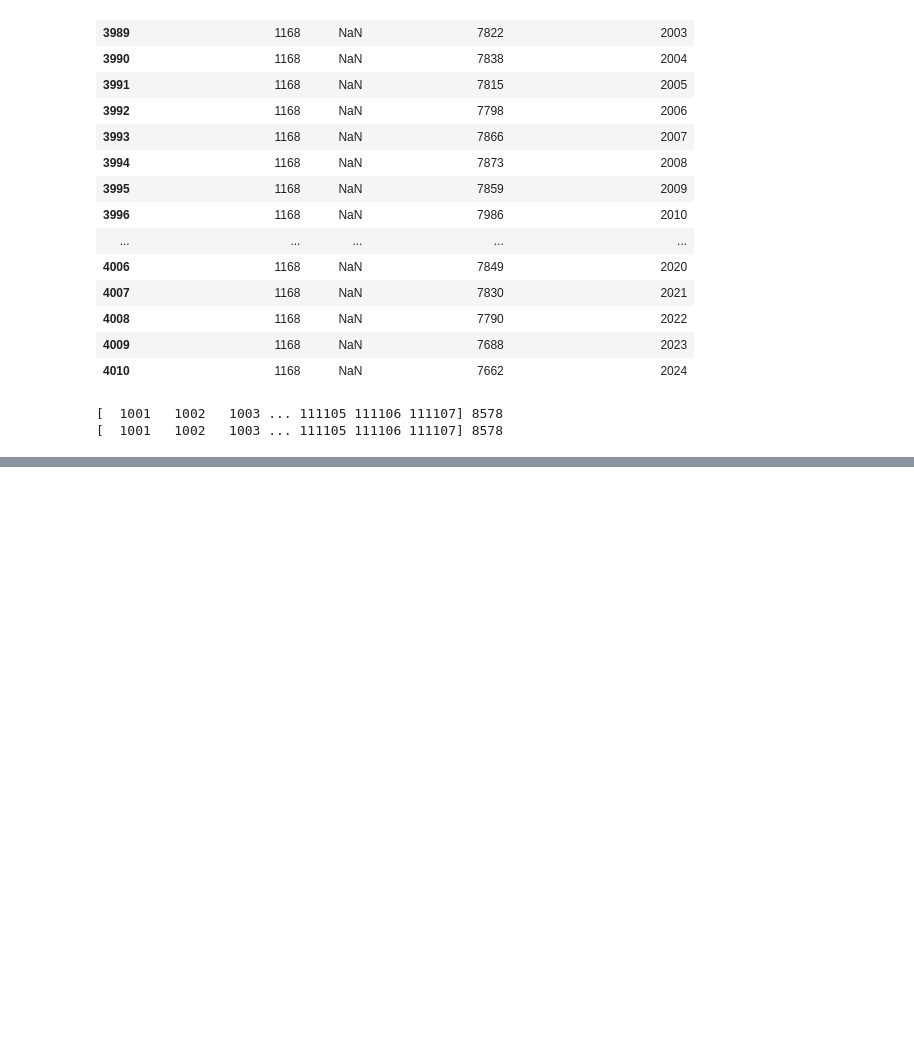
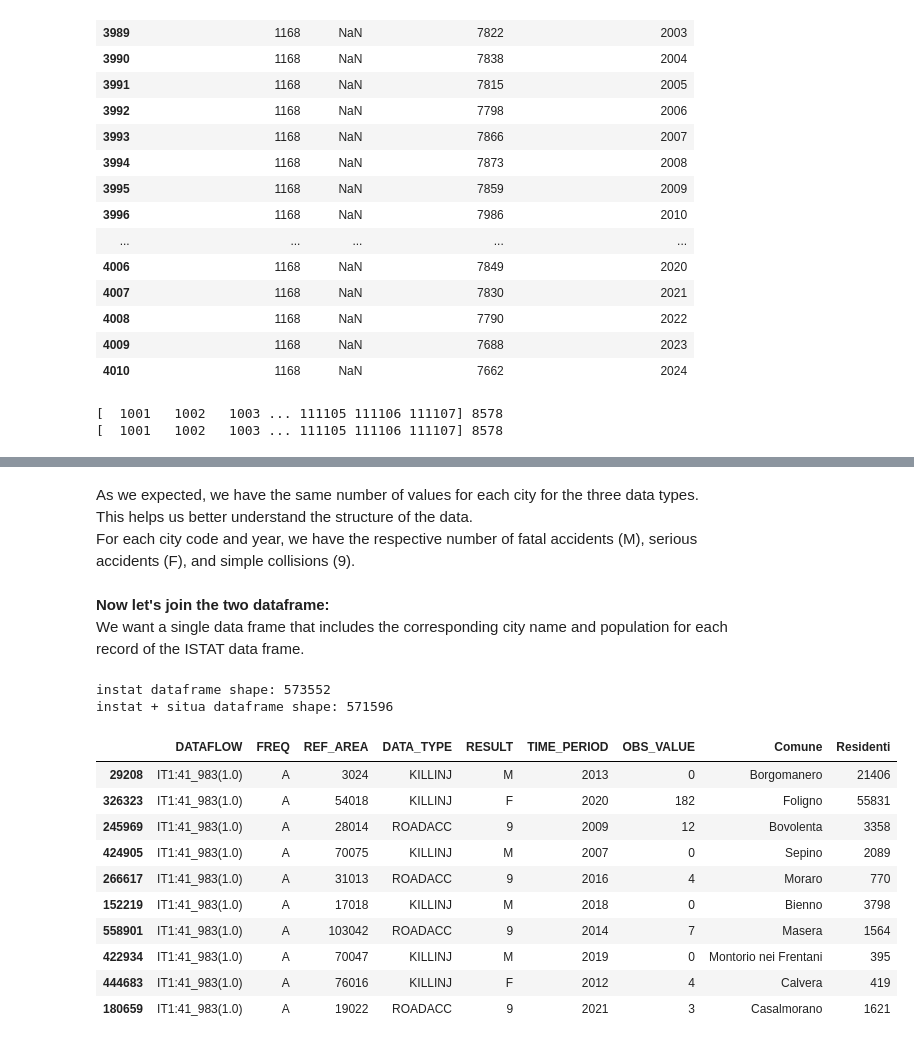
Before and after one commit to marcoboscato/ISTAT_traffic_analysis, a Jupyter notebook: analysis_notebook.ipynb, the cells around one changed output, grey strips where cells are left out. Drawn from its saved outputs; the diff is of its cells as text; code cells hidden in the pictures; blank space fills up the shorter version.

Commit message:
checked all dataset, created instat-situa combined dataset. See why they differ in size

```diff
--- a/analysis_notebook.ipynb
+++ b/analysis_notebook.ipynb
@@ -426,0 +270,6 @@ df_check[(df_check['Popolazione residente'] < 8000) & (df_check['Popolazione res
+# %%
+# fix missing values
+df_cities.loc[df_cities['Comune'].isnull(), 'Comune'] = 'None'
+
+print(df_cities.info())
+df_cities.loc[df_cities['Comune'] == 'None']
@@ -426,0 +308,6 @@ df_check[(df_check['Popolazione residente'] < 8000) & (df_check['Popolazione res
+# %%
+# rename columns for better reading
+new_columns_name = ['Codice Comune', 'Comune', 'Residenti', 'Anno']
+df_cities.columns = new_columns_name
+
+df_cities.to_csv("data/cities_data_fixed.csv", index=False)
@@ -426,0 +369,44 @@ df_check[(df_check['Popolazione residente'] < 8000) & (df_check['Popolazione res
+# %% [markdown]
+As we expected, we have the same number of values for each city for the three data types. This helps us better understand the structure of the data.
+For each city code and year, we have the respective number of fatal accidents (M), serious accidents (F), and simple collisions (9).
+# %% [markdown]
+**Now let's join the two dataframe:**
+We want a single data frame that includes the corresponding city name and population for each record of the ISTAT data frame.
+# %%
+data_istat_situa = "data/istat_situa_traffic_accidents_data.csv"
+
+if not os.path.exists(data_istat_situa):
+    # create the combined dataframe
+    df_combined = pd.merge(
+        df,
+        df_cities,
+        left_on=['REF_AREA', 'TIME_PERIOD'],
+        right_on=['Codice Comune', 'Anno'],
+        how='inner'
+    )
+
+    # Drop the duplicate columns
+    df_combined = df_combined.drop(columns=['Codice Comune', 'Anno'])
+    df_combined.to_csv(data_istat_situa, index=False)
+
+else:
+    df_combined = pd.read_csv(data_istat_situa)
+
+print(f'instat dataframe shape: {df.shape[0]}')
+print(f'instat + situa dataframe shape: {df_combined.shape[0]}')
+
+df_combined.sample(10)
+# %% [output]
+instat dataframe shape: 573552
+instat + situa dataframe shape: 571596
+|  | DATAFLOW | FREQ | REF_AREA | DATA_TYPE | RESULT | TIME_PERIOD | OBS_VALUE | Comune | Residenti |
+| 29208 | IT1:41_983(1.0) | A | 3024 | KILLINJ | M | 2013 | 0 | Borgomanero | 21406 |
+| 326323 | IT1:41_983(1.0) | A | 54018 | KILLINJ | F | 2020 | 182 | Foligno | 55831 |
+| 245969 | IT1:41_983(1.0) | A | 28014 | ROADACC | 9 | 2009 | 12 | Bovolenta | 3358 |
+| 424905 | IT1:41_983(1.0) | A | 70075 | KILLINJ | M | 2007 | 0 | Sepino | 2089 |
+| 266617 | IT1:41_983(1.0) | A | 31013 | ROADACC | 9 | 2016 | 4 | Moraro | 770 |
+| 152219 | IT1:41_983(1.0) | A | 17018 | KILLINJ | M | 2018 | 0 | Bienno | 3798 |
+| 558901 | IT1:41_983(1.0) | A | 103042 | ROADACC | 9 | 2014 | 7 | Masera | 1564 |
+| 422934 | IT1:41_983(1.0) | A | 70047 | KILLINJ | M | 2019 | 0 | Montorio nei Frentani | 395 |
+| 444683 | IT1:41_983(1.0) | A | 76016 | KILLINJ | F | 2012 | 4 | Calvera | 419 |
+| 180659 | IT1:41_983(1.0) | A | 19022 | ROADACC | 9 | 2021 | 3 | Casalmorano | 1621 |
```
Also changed, not shown: parts of 19 cells of this notebook, 2 other files.
